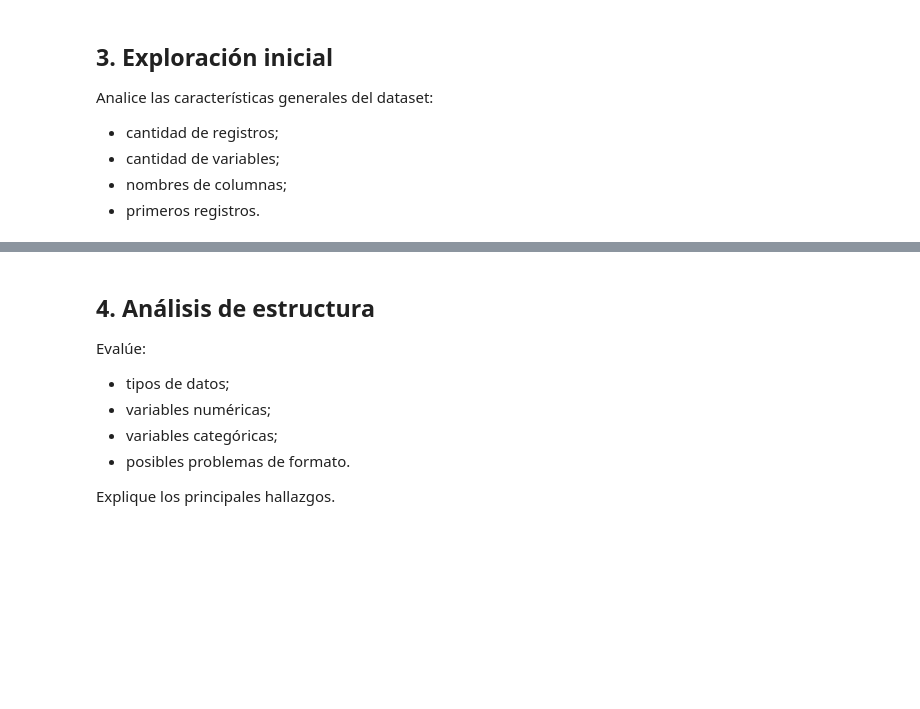
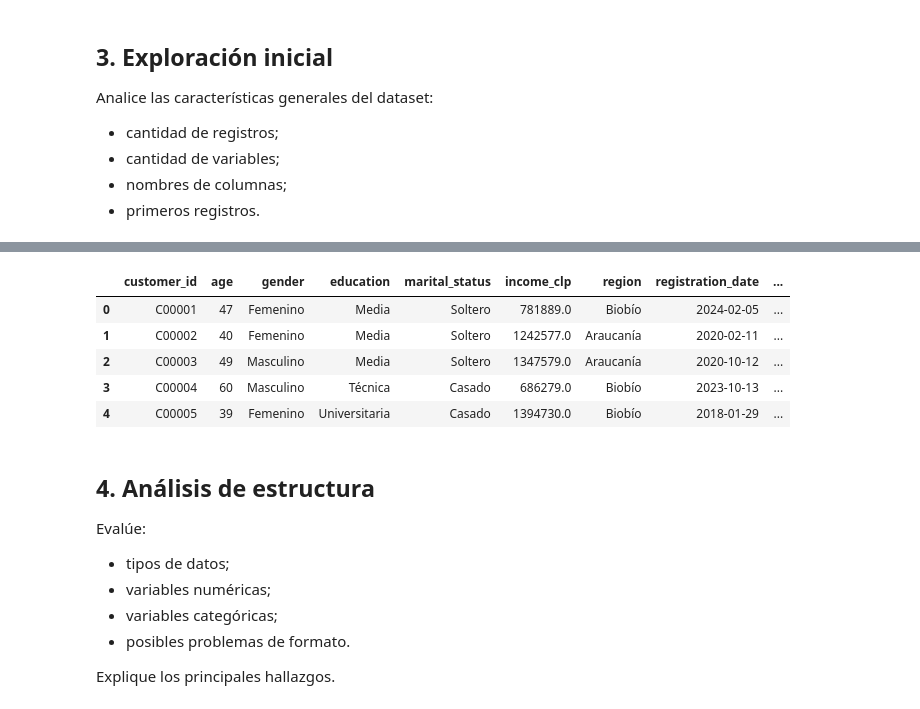
Before and after one commit to fernandouribeu/analisis_datos, a Jupyter notebook: Laboratorio_1_Notebook_Template.ipynb, the cells around one changed output, grey strips where cells are left out. Drawn from its saved outputs; the diff is of its cells as text; code cells hidden in the pictures; blank space fills up the shorter version.

```diff
--- a/Laboratorio_1_Notebook_Template.ipynb
+++ b/Laboratorio_1_Notebook_Template.ipynb
@@ -70,3 +94,13 @@ Analice las características generales del dataset:
+# %%
+#primeros registros.
+df.head()
+# %% [output]
+|  | customer_id | age | gender | education | marital_status | income_clp | region | registration_date | ... |
+| 0 | C00001 | 47 | Femenino | Media | Soltero | 781889.0 | Biobío | 2024-02-05 | ... |
+| 1 | C00002 | 40 | Femenino | Media | Soltero | 1242577.0 | Araucanía | 2020-02-11 | ... |
+| 2 | C00003 | 49 | Masculino | Media | Soltero | 1347579.0 | Araucanía | 2020-10-12 | ... |
+| 3 | C00004 | 60 | Masculino | Técnica | Casado | 686279.0 | Biobío | 2023-10-13 | ... |
+| 4 | C00005 | 39 | Femenino | Universitaria | Casado | 1394730.0 | Biobío | 2018-01-29 | ... |
 # %% [markdown]
 ## 4. Análisis de estructura
 
```
Also changed, not shown: parts of 13 cells of this notebook.
